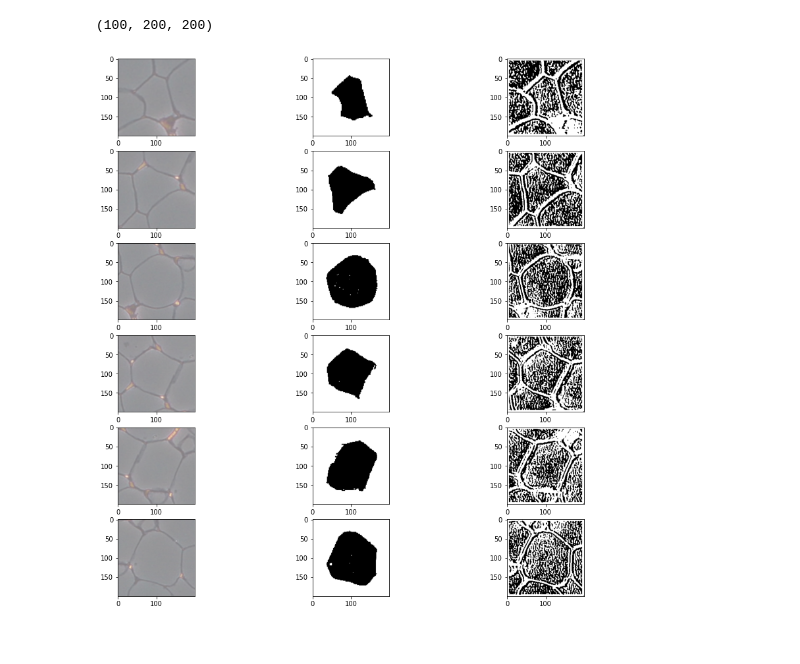
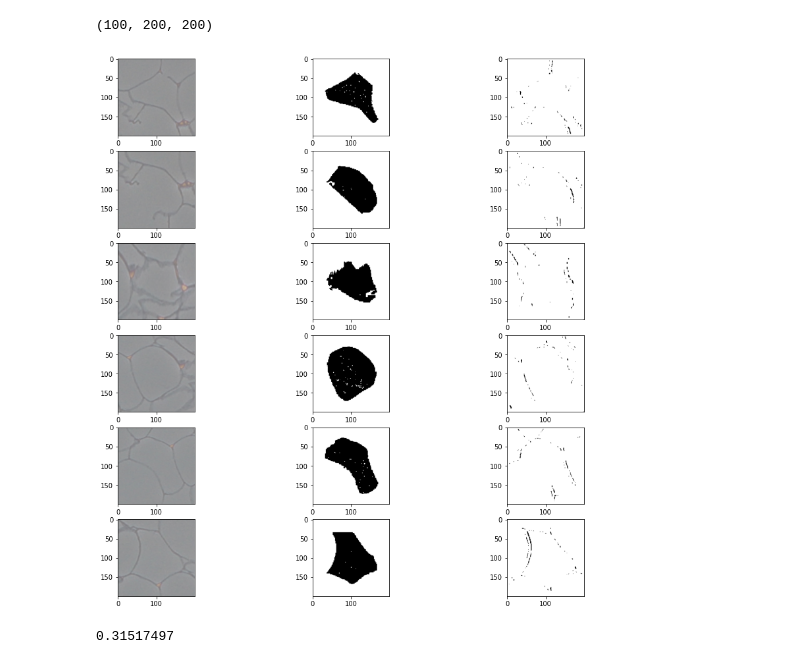
Before and after one commit to jaentrouble/Adipos_tf_train2, a Jupyter notebook: view_result.ipynb, the cells around one changed output. Saved outputs shown, nothing was run; the diff lists cells and outputs as text; code cells hidden in the pictures.

```diff
--- a/view_result.ipynb
+++ b/view_result.ipynb
@@ -86,16 +88,21 @@ import random
 # %%
 fig = plt.figure(figsize=(15,15))
 i = 1
 n = 6
-r = random.randrange(0,predict.shape[0]-n)
+# r = random.randrange(0,predict.shape[0]-n)
+r = 0
 for img, mask, pred in zip(X_train_small[r:r+n], Y_train_small[r:r+n], predict[r:r+n]):
     ax = fig.add_subplot(n,3,i)
     ax.imshow(img)
     ax = fig.add_subplot(n,3,i+1)
     ax.imshow(mask, cmap='binary')
     ax = fig.add_subplot(n,3,i+2)
-    ax.imshow(pred>0.05, cmap='binary')
+    ax.imshow(pred>0.1, cmap='binary')
     i += 3
 plt.show()
 # %% [output]
-[figure, old version]
+[figure, new version]
+# %%
+print(np.sum(Y[3]/(200*200)))
+# %% [output]
+0.31517497
```
Also changed, not shown: parts of 4 cells of this notebook, 2 other files.
